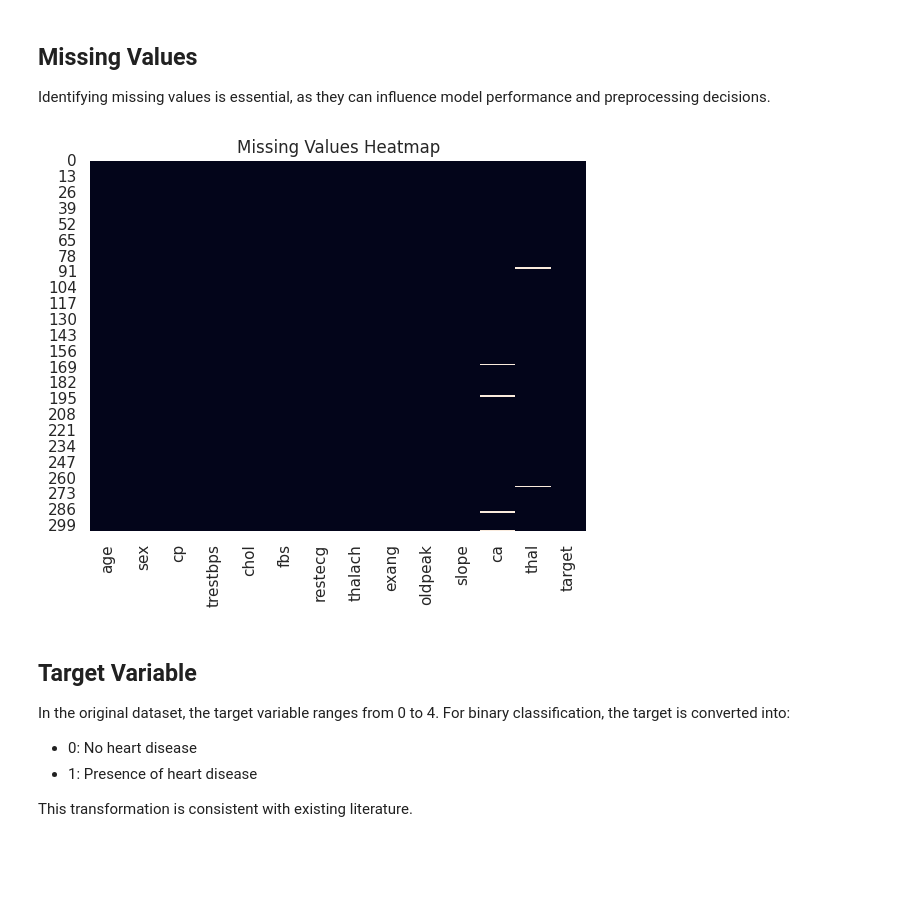
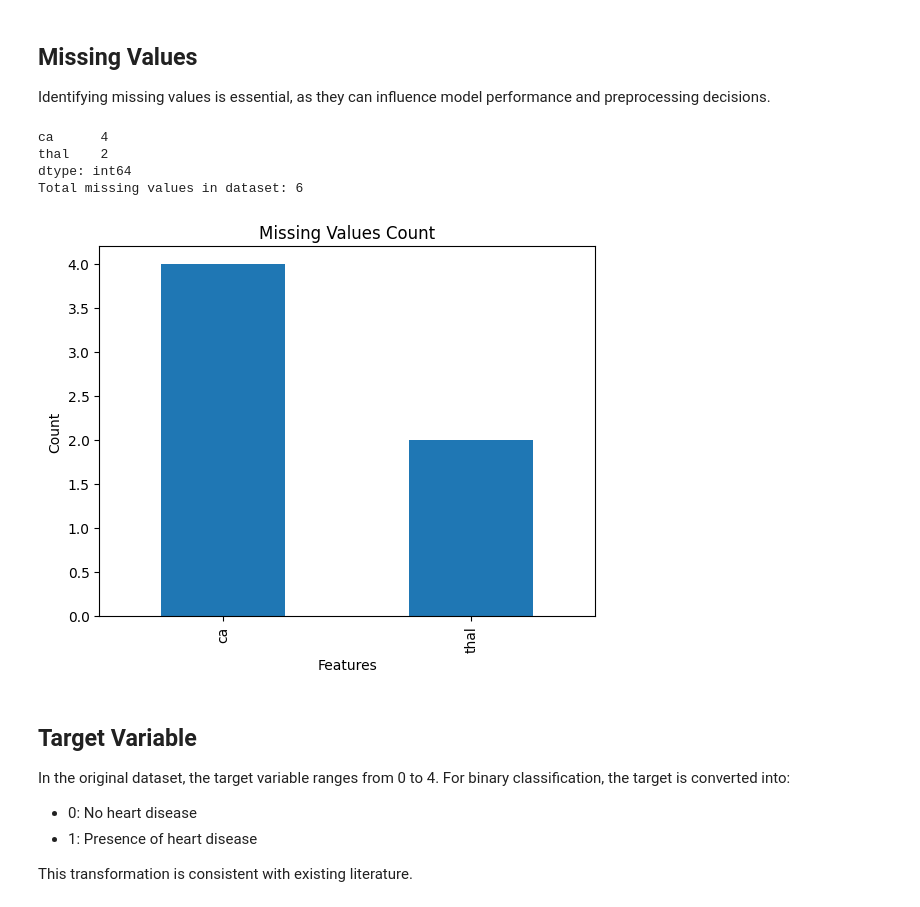
Before and after one commit to kakarlarenusree/renu_project_Heart-Disease-Risk-Prediction, a Jupyter notebook: Heartdisease_risk_prediction_project.ipynb, the cells around one changed output. Saved outputs shown, nothing was run; the diff lists cells and outputs as text; code cells hidden in the pictures; blank space fills up the shorter version.

```diff
--- a/Heartdisease_risk_prediction_project.ipynb
+++ b/Heartdisease_risk_prediction_project.ipynb
@@ -110,13 +118,23 @@ memory usage: 33.3 KB
 
 Identifying missing values is essential, as they can influence model
 performance and preprocessing decisions.
-# %%
-df.isnull().sum()
-sns.heatmap(df.isnull(), cbar=False)
-plt.title("Missing Values Heatmap")
-plt.show()
-# %% [output]
-[figure, removed]
+# %%
+missing_values = df.isnull().sum()
+missing_values = missing_values[missing_values > 0]
+print(missing_values)
+total_missing = df.isnull().sum().sum()
+print("Total missing values in dataset:", total_missing)
+missing_values.plot(kind='bar')
+plt.title("Missing Values Count")
+plt.ylabel("Count")
+plt.xlabel("Features")
+plt.show()
+# %% [output]
+ca      4
+thal    2
+dtype: int64
+Total missing values in dataset: 6
+[figure, added]
 # %% [markdown]
 ## Target Variable
 
```
Also changed, not shown: parts of 25 cells of this notebook.
